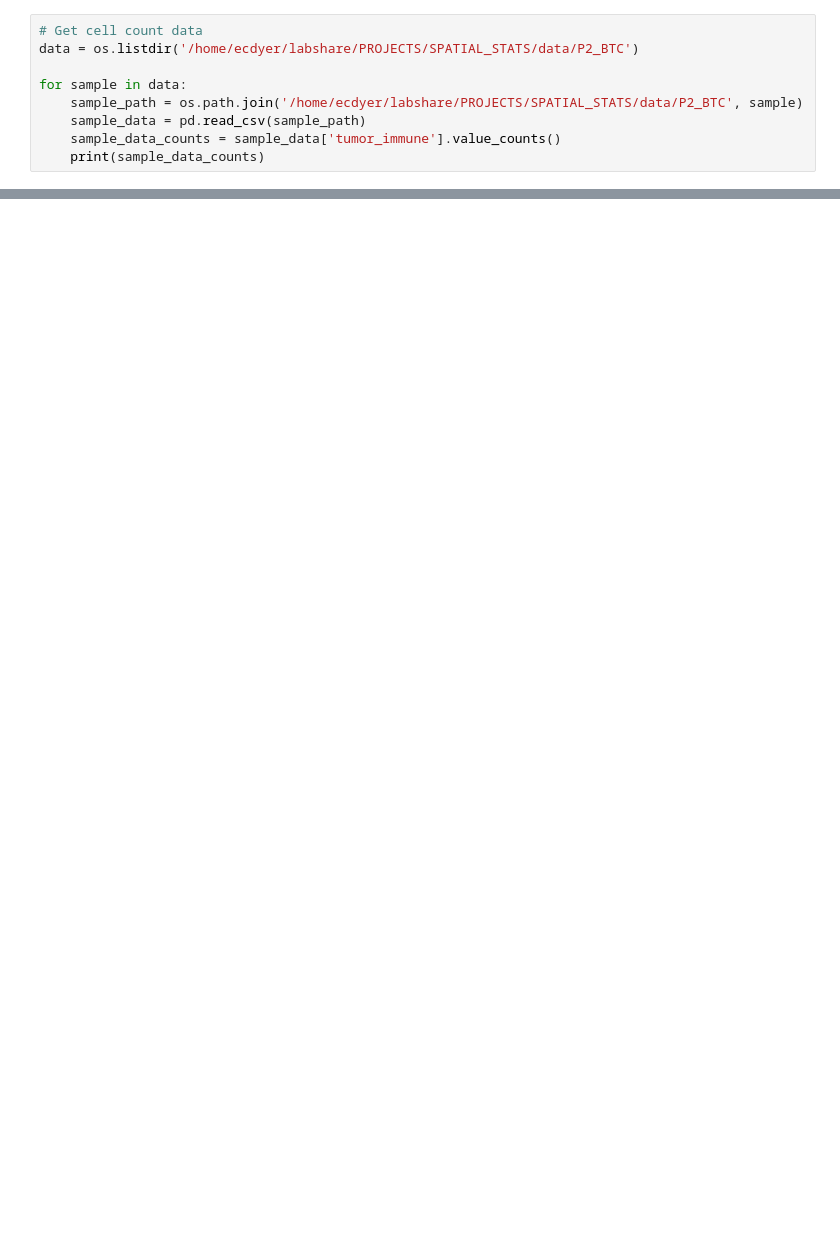
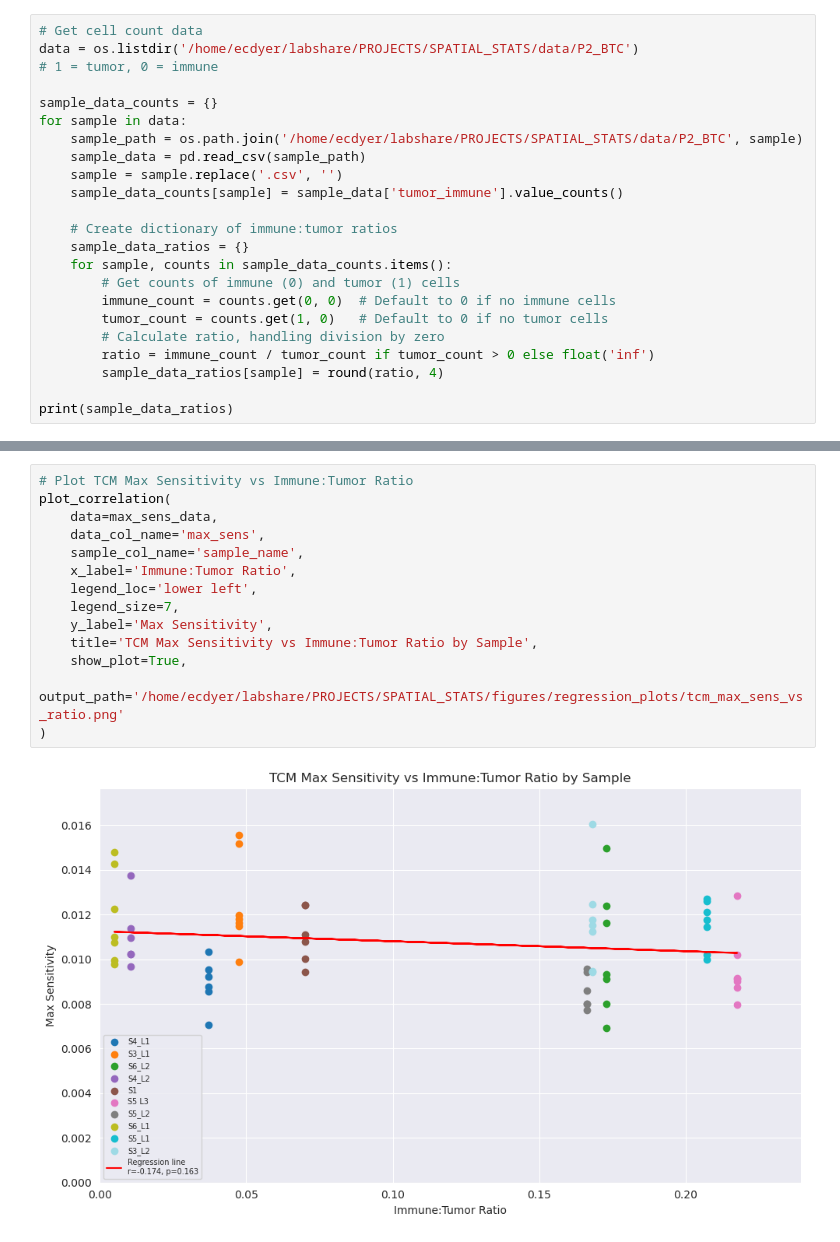
Before and after one commit to emmachancellor/ExtendedCorrelationFunctions_ECD, a Jupyter notebook: cell_count_correlation.ipynb, the cells around one changed output, grey strips where cells are left out. Saved outputs shown, nothing was run; the diff lists cells and outputs as text; blank space fills up the shorter version.

Commit message:
Regression plots for ROI-level J-function

```diff
--- a/cell_count_correlation.ipynb
+++ b/cell_count_correlation.ipynb
@@ -9,10 +12,24 @@ import seaborn as sns
 # %%
 # Get cell count data
 data = os.listdir('/home/ecdyer/labshare/PROJECTS/SPATIAL_STATS/data/P2_BTC')
+# 1 = tumor, 0 = immune
 
+sample_data_counts = {}
 for sample in data:
     sample_path = os.path.join('/home/ecdyer/labshare/PROJECTS/SPATIAL_STATS/data/P2_BTC', sample)
     sample_data = pd.read_csv(sample_path)
-    sample_data_counts = sample_data['tumor_immune'].value_counts()
-    print(sample_data_counts)
+    sample = sample.replace('.csv', '')
+    sample_data_counts[sample] = sample_data['tumor_immune'].value_counts()
+
+    # Create dictionary of immune:tumor ratios
+    sample_data_ratios = {}
+    for sample, counts in sample_data_counts.items():
+        # Get counts of immune (0) and tumor (1) cells
+        immune_count = counts.get(0, 0)  # Default to 0 if no immune cells
+        tumor_count = counts.get(1, 0)   # Default to 0 if no tumor cells
+        # Calculate ratio, handling division by zero
+        ratio = immune_count / tumor_count if tumor_count > 0 else float('inf')
+        sample_data_ratios[sample] = round(ratio, 4)
+
+print(sample_data_ratios)
 # %% [output]
@@ -35,0 +227,16 @@ Name: count, dtype: int64
+# %%
+# Plot TCM Max Sensitivity vs Immune:Tumor Ratio
+plot_correlation(
+    data=max_sens_data,
+    data_col_name='max_sens',
+    sample_col_name='sample_name',
+    x_label='Immune:Tumor Ratio',
+    legend_loc='lower left',
+    legend_size=7,
+    y_label='Max Sensitivity',
+    title='TCM Max Sensitivity vs Immune:Tumor Ratio by Sample',
+    show_plot=True,
+    output_path='/home/ecdyer/labshare/PROJECTS/SPATIAL_STATS/figures/regression_plots/tcm_max_sens_vs_ratio.png'
+)
+# %% [output]
+[figure, added]
```
Also changed, not shown: parts of 17 cells of this notebook, 4 other files.
